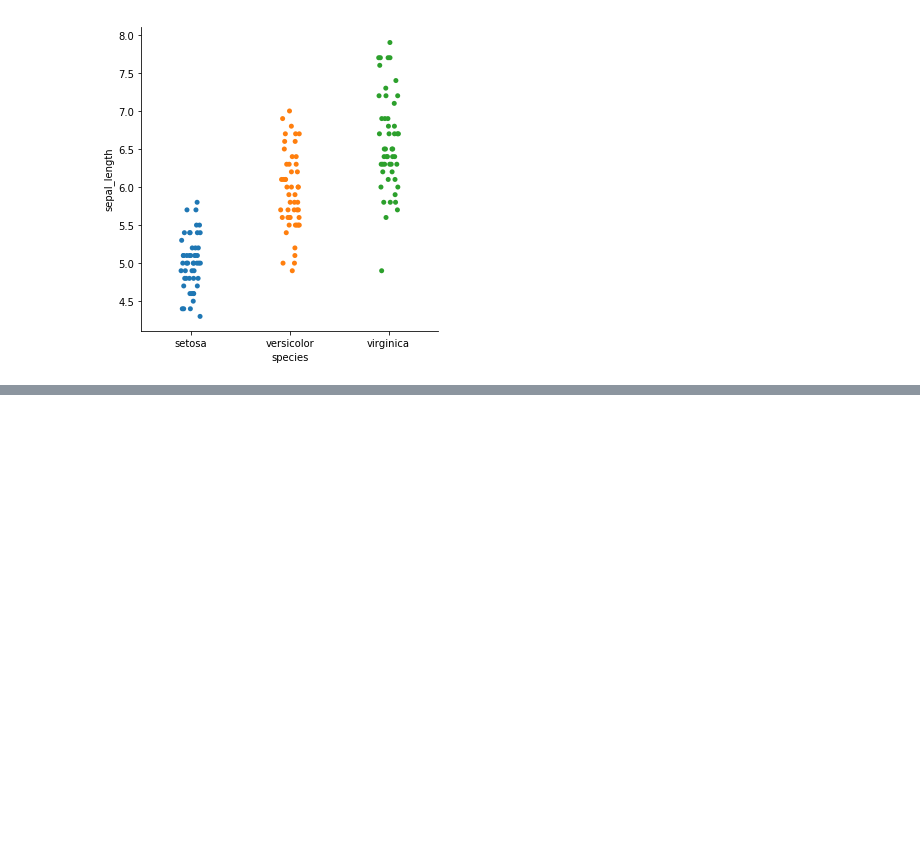
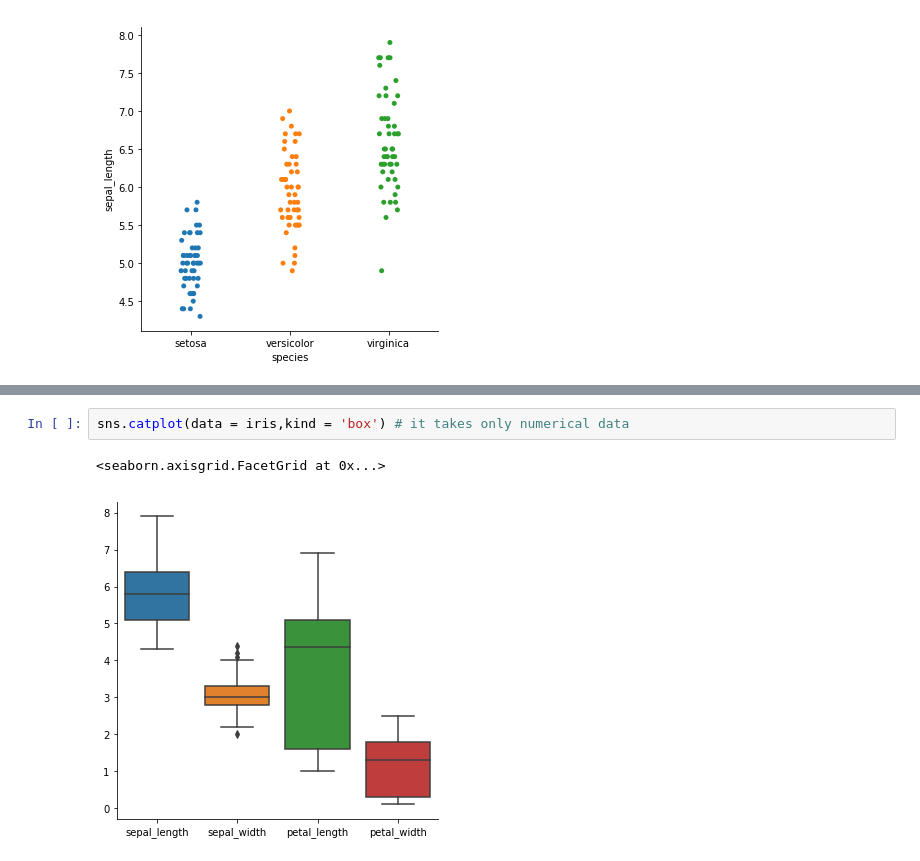
Before and after one commit to ikkurthipoojitha/Data-Analysis-using-Python, a Jupyter notebook: sns library.ipynb, the cells around one changed output, grey strips where cells are left out. Saved outputs shown, nothing was run; the diff lists cells and outputs as text; blank space fills up the shorter version.

```diff
--- a/sns library.ipynb
+++ b/sns library.ipynb
@@ -213,0 +208,5 @@ emp.drop_duplicates(subset=["third","fourth"])
+# %%
+sns.catplot(data = iris,kind = 'box') # it takes only numerical data
+# %% [output]
+<seaborn.axisgrid.FacetGrid at 0x...>
+[figure, added]
```
Also changed, not shown: parts of 35 cells of this notebook.
